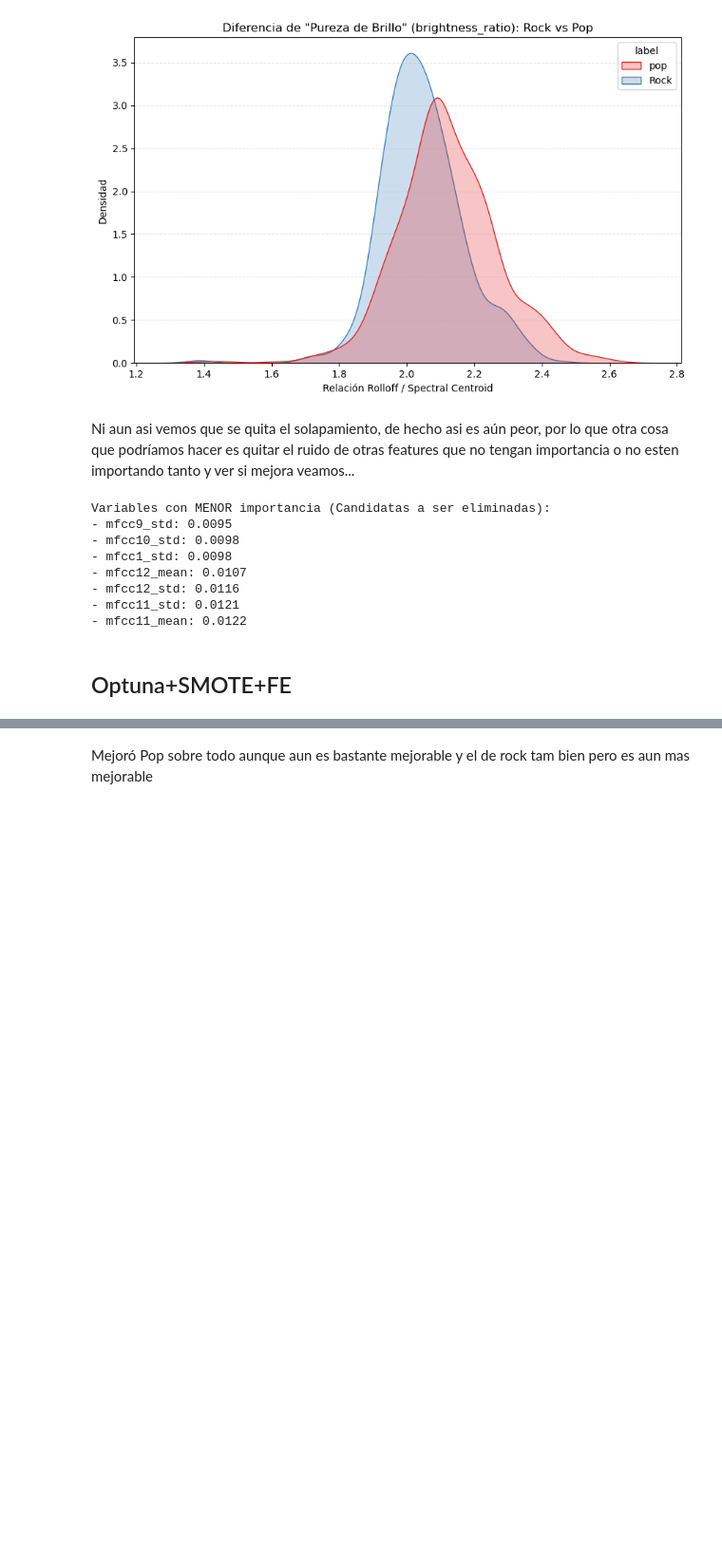
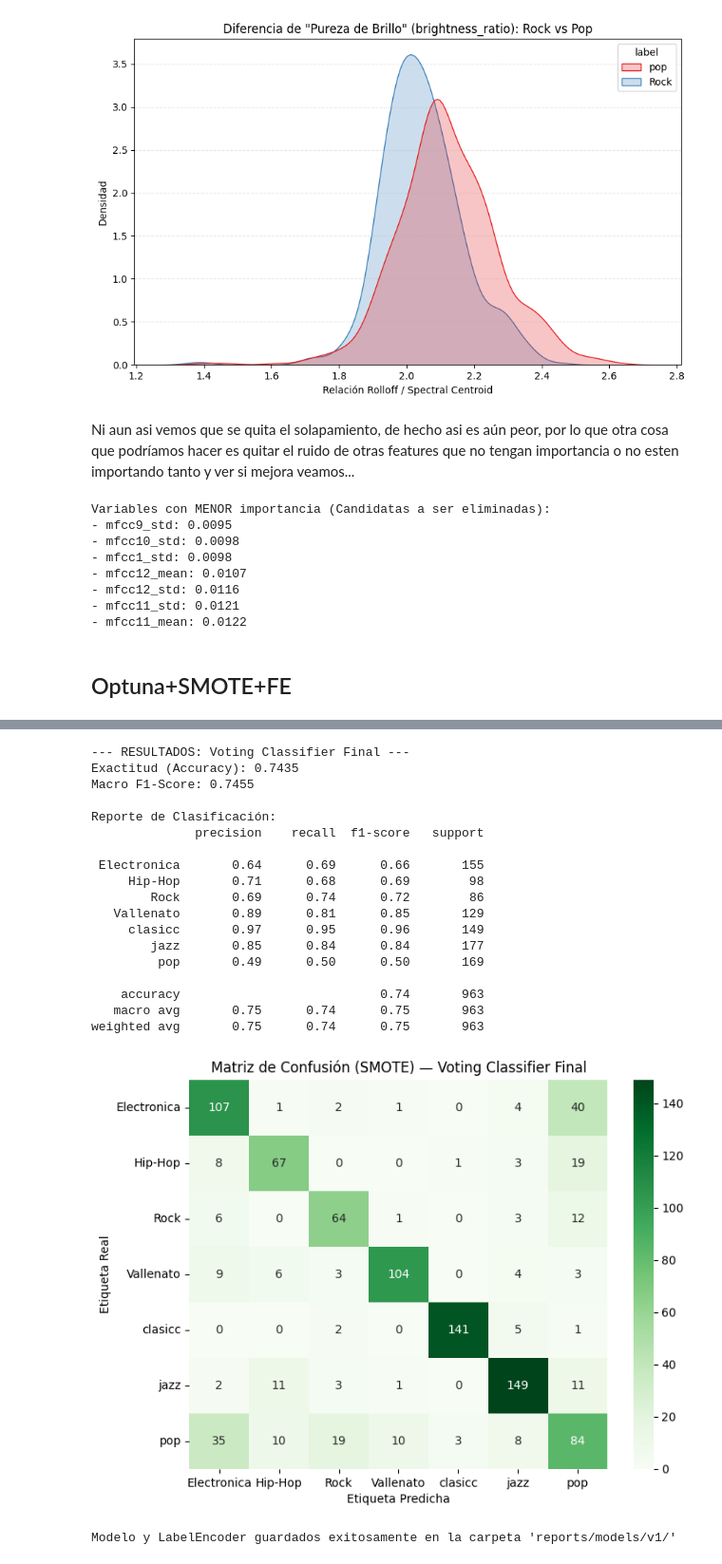
Before and after one commit to JasenovichYukopila/Veles, a Jupyter notebook: notebooks/Music Classifier/03_model_training.ipynb, the cells around one changed output, grey strips where cells are left out. Shown at 95% size. Drawn from its saved outputs; the diff is of its cells as text; code cells hidden in the pictures; blank space fills up the shorter version.

Commit message:
exportando el modelo

```diff
--- a/notebooks/Music Classifier/03_model_training.ipynb
+++ b/notebooks/Music Classifier/03_model_training.ipynb
@@ -757,2 +726,69 @@ weighted avg       0.76      0.75      0.76       963
-# %% [markdown]
-Mejoró Pop sobre todo aunque aun es bastante mejorable y el de rock tam bien pero es aun mas mejorable
+# %%
+# Lista para guardar los resultados de cada modelo que evalúes
+resultados_smote = []
+
+def evaluar_y_visualizar(y_test, y_pred, name, classes):
+    """
+    Calcula métricas clave, imprime el reporte y genera la matriz de confusión.
+    """
+    # 1. Cálculo de métricas
+    acc = accuracy_score(y_test, y_pred)
+    macro_f1 = f1_score(y_test, y_pred, average='macro')
+
+    # 2. Impresión de resultados
+    print(f"--- RESULTADOS: {name} ---")
+    print(f"Exactitud (Accuracy): {acc:.4f}")
+    print(f"Macro F1-Score: {macro_f1:.4f}\n")
+    print("Reporte de Clasificación:")
+    print(classification_report(y_test, y_pred, target_names=classes))
+
+    # 3. Guardar en lista
+    resultados_smote.append({
+        'Modelo': name,
+        'Accuracy': round(acc, 4),
+        'Macro F1': round(macro_f1, 4)
+    })
+
+    # 4. Visualización de Matriz de Confusión
+    plt.figure(figsize=(8, 6))
+    cm = confusion_matrix(y_test, y_pred)
+    sns.heatmap(cm, annot=True, fmt='d', cmap='Greens',
+                xticklabels=classes, yticklabels=classes)
+    plt.title(f'Matriz de Confusión (SMOTE) — {name}')
+    plt.ylabel('Etiqueta Real')
+    plt.xlabel('Etiqueta Predicha')
+    plt.show()
+
+evaluar_y_visualizar(y_test, y_pred_opt, "Voting Classifier Final", le.classes_)
+# %% [output]
+--- RESULTADOS: Voting Classifier Final ---
+Exactitud (Accuracy): 0.7435
+Macro F1-Score: 0.7455
+
+Reporte de Clasificación:
+              precision    recall  f1-score   support
+
+ Electronica       0.64      0.69      0.66       155
+     Hip-Hop       0.71      0.68      0.69        98
+        Rock       0.69      0.74      0.72        86
+   Vallenato       0.89      0.81      0.85       129
+     clasicc       0.97      0.95      0.96       149
+        jazz       0.85      0.84      0.84       177
+         pop       0.49      0.50      0.50       169
+
+    accuracy                           0.74       963
+   macro avg       0.75      0.74      0.75       963
+weighted avg       0.75      0.74      0.75       963
+[figure, added]
+# %%
+"""
+import joblib
+import os
+
+joblib.dump(voting_final_opt, '../../reports/models/v1/veles_model.pkl')
+joblib.dump(le, '../../reports/models/v1/label_encoder.pkl')
+
+print("Modelo y LabelEncoder guardados exitosamente en la carpeta 'reports/models/v1/'")
+"""
+# %% [output]
+Modelo y LabelEncoder guardados exitosamente en la carpeta 'reports/models/v1/'
```
Also changed, not shown: parts of 9 cells of this notebook, 2 other files.
